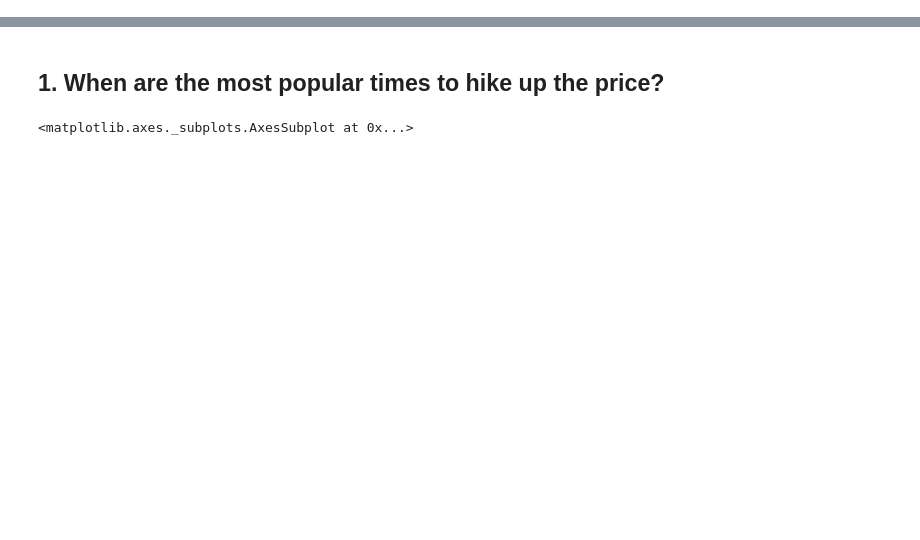
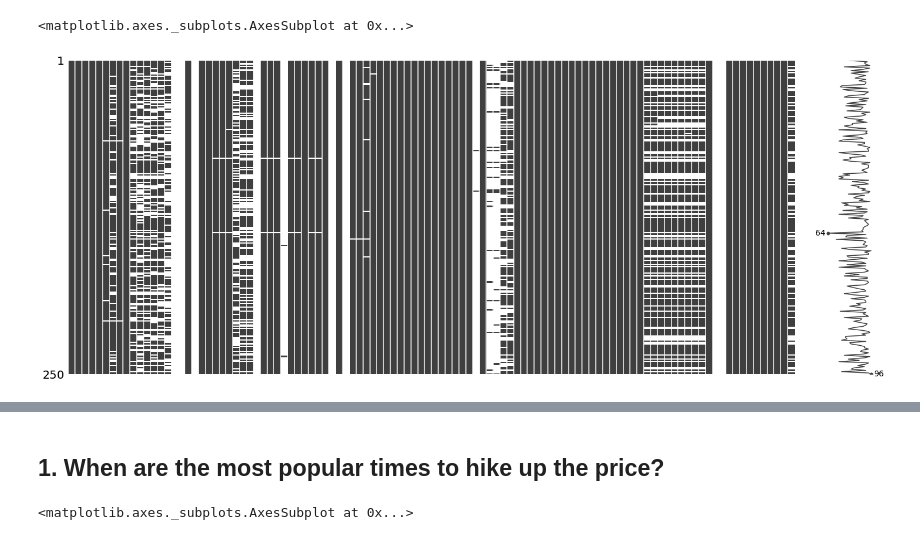
Before and after one commit to feeblefruits/airbnb_ct, a Jupyter notebook: airbnb_ct_eda.ipynb, the cells around one changed output, grey strips where cells are left out. Cells and saved outputs as stored; diff of their text form; code cells hidden in the pictures; blank space fills up the shorter version.

```diff
--- a/airbnb_ct_eda.ipynb
+++ b/airbnb_ct_eda.ipynb
@@ -15,0 +76,5 @@ reviews_df = pd.read_csv('reviews.csv.gz', compression='gzip')
+# %%
+msno.matrix(listings_df.sample(250))
+# %% [output]
+<matplotlib.axes._subplots.AxesSubplot at 0x...>
+[figure, added]
```
Also changed, not shown: parts of 32 cells of this notebook, 1 other file.
